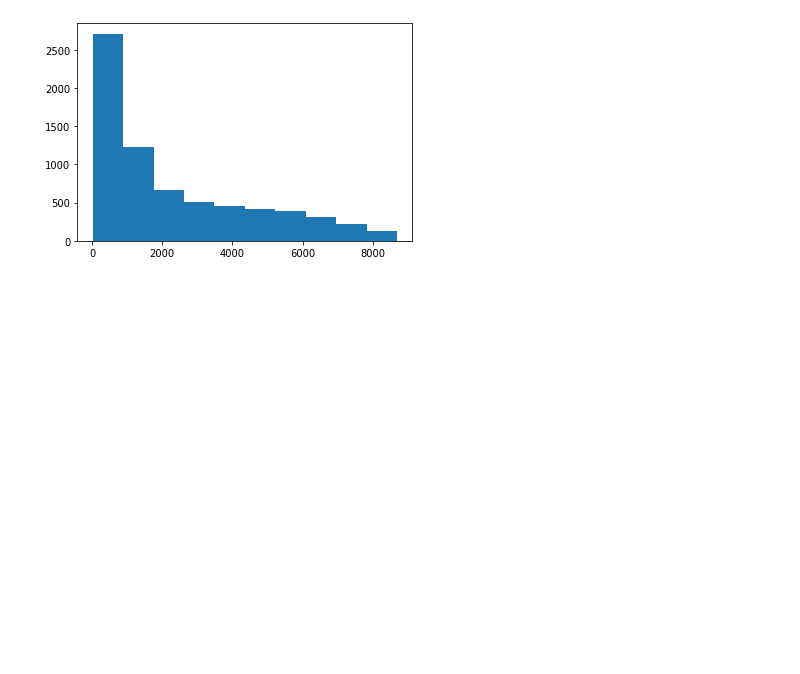
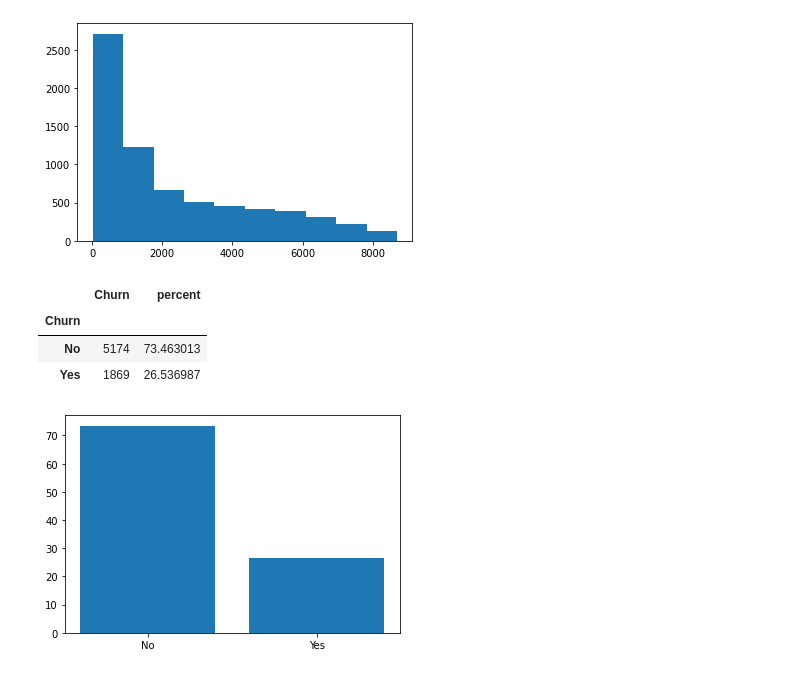
Before and after one commit to arcarrion/churn_prediction, a Jupyter notebook: notebooks/01_exploratory_analysis.ipynb, the cells around one changed output. Drawn from its saved outputs; the diff is of its cells as text; code cells hidden in the pictures; blank space fills up the shorter version.

```diff
--- a/notebooks/01_exploratory_analysis.ipynb
+++ b/notebooks/01_exploratory_analysis.ipynb
@@ -348,3 +348,16 @@ plt.hist(raw_data.TotalCharges_num)
 plt.show()
 # %% [output]
 [figure]
+# %%
+fig_gender, ax_gender = plt.subplots()
+attribute_data = raw_data.groupby('Churn').agg({'Churn': 'count'})
+attribute_data['percent'] = attribute_data.Churn*100/sum(attribute_data.Churn)
+display(attribute_data)
+plt.bar(attribute_data.index.values, attribute_data.percent)
+plt.show()
+# %% [output]
+|  | Churn | percent |
+| Churn |  |  |
+| No | 5174 | 73.463013 |
+| Yes | 1869 | 26.536987 |
+[figure, added]
```
Also changed, not shown: parts of 1 cell of this notebook.
